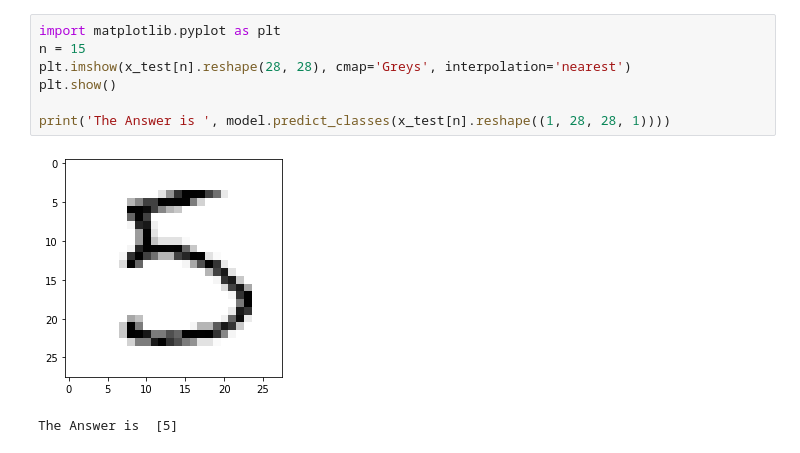
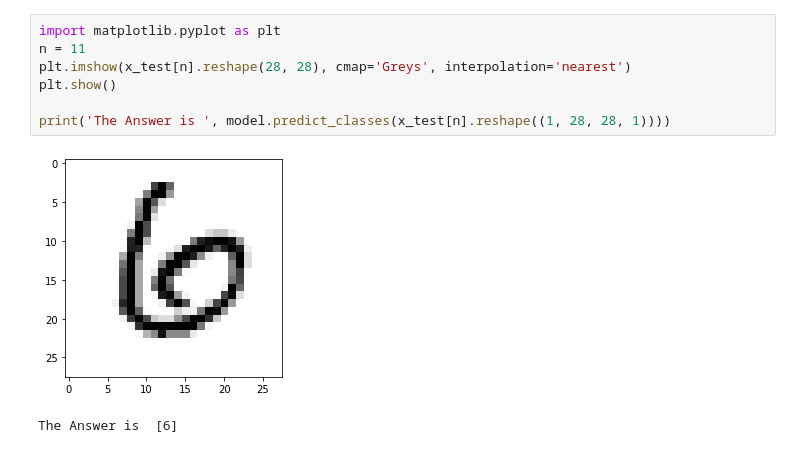
Before and after one commit to 4nchez/Colab-Jupiter, a Jupyter notebook: MNIST.ipynb, the cells around one changed output. Cells and saved outputs as stored; diff of their text form.

```diff
--- a/MNIST.ipynb
+++ b/MNIST.ipynb
@@ -124,13 +143,13 @@ Test accuracy: 0.9940999746322632
 # %%
 import matplotlib.pyplot as plt
-n = 15
+n = 11
 plt.imshow(x_test[n].reshape(28, 28), cmap='Greys', interpolation='nearest')
 plt.show()
 
 print('The Answer is ', model.predict_classes(x_test[n].reshape((1, 28, 28, 1))))
 # %% [output]
-[figure, old version]
+[figure, new version]
-The Answer is  [5]
+The Answer is  [6]
 # %%
 import random
 
```
Also changed, not shown: parts of 22 cells of this notebook.
